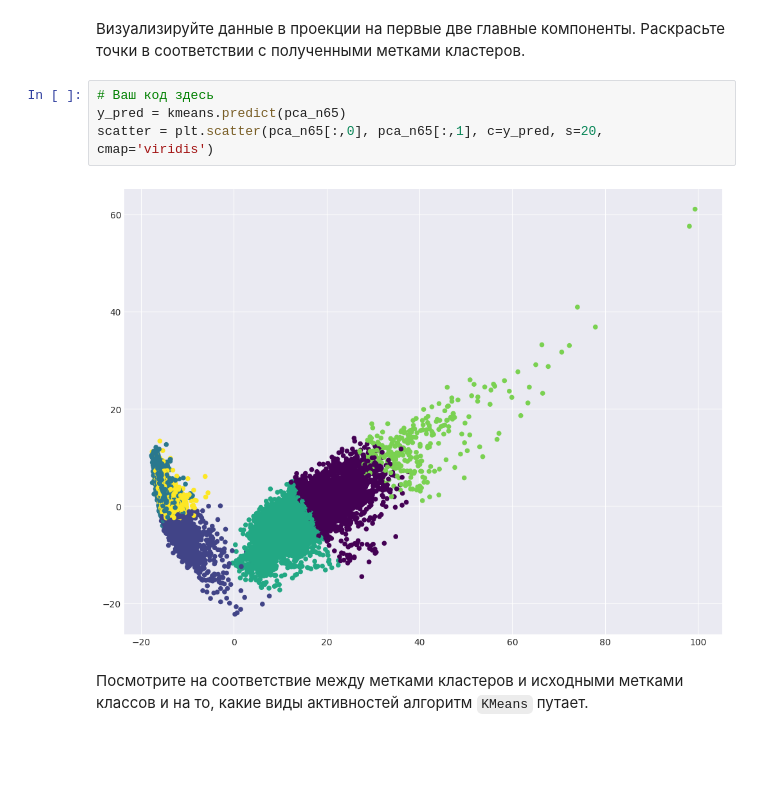
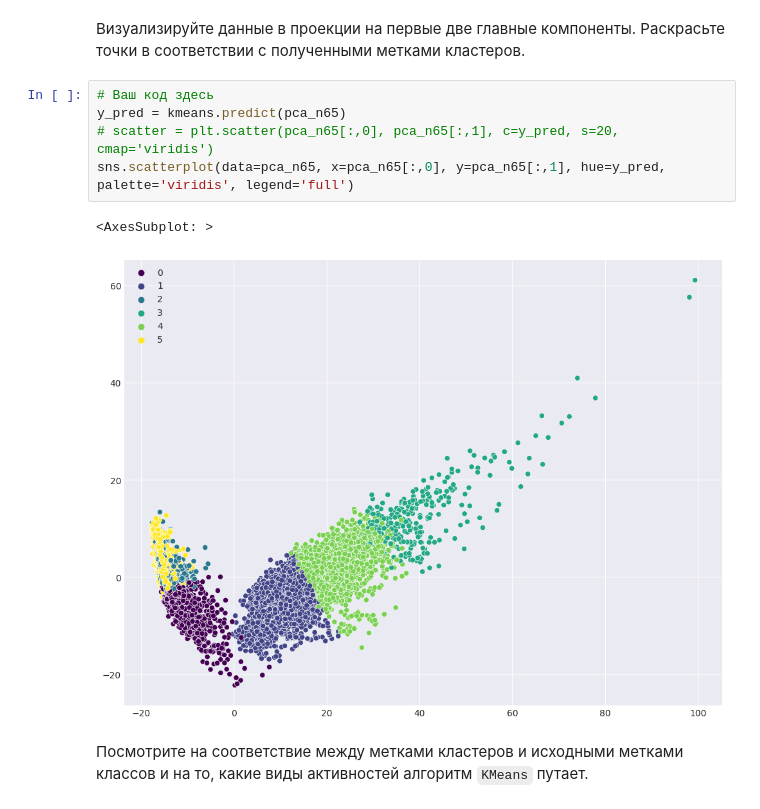
Before and after one commit to Nikc-mk/ODSml, a Jupyter notebook: ДЗ 7.ipynb, the cells around one changed output. Cells and saved outputs as stored; diff of their text form; blank space fills up the shorter version.

```diff
--- a/ДЗ 7.ipynb
+++ b/ДЗ 7.ipynb
@@ -198,9 +200,11 @@ array([[41.75693617, 18.72740569, 18.84261883, 32.76986469, 60.44886067,
 # %%
 # Ваш код здесь
 y_pred = kmeans.predict(pca_n65)
-scatter = plt.scatter(pca_n65[:,0], pca_n65[:,1], c=y_pred, s=20,  cmap='viridis')
+# scatter = plt.scatter(pca_n65[:,0], pca_n65[:,1], c=y_pred, s=20,  cmap='viridis')
+sns.scatterplot(data=pca_n65, x=pca_n65[:,0], y=pca_n65[:,1], hue=y_pred, palette='viridis', legend='full')
 # %% [output]
+<AxesSubplot: >
-[figure, old version]
+[figure, new version]
 # %% [markdown]
 Посмотрите на соответствие между метками кластеров и исходными метками классов и на то, какие виды активностей алгоритм `KMeans` путает.
 # %%
```
Also changed, not shown: parts of 19 cells of this notebook.
